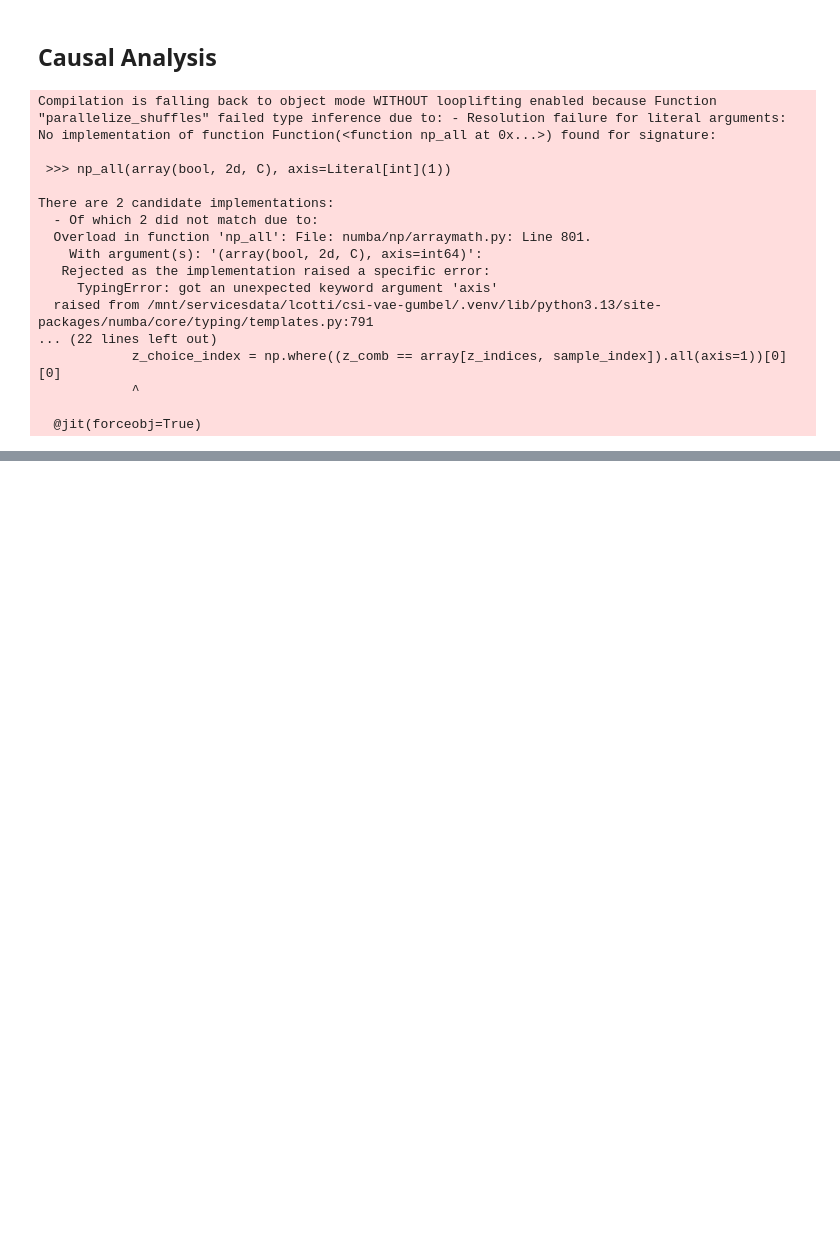
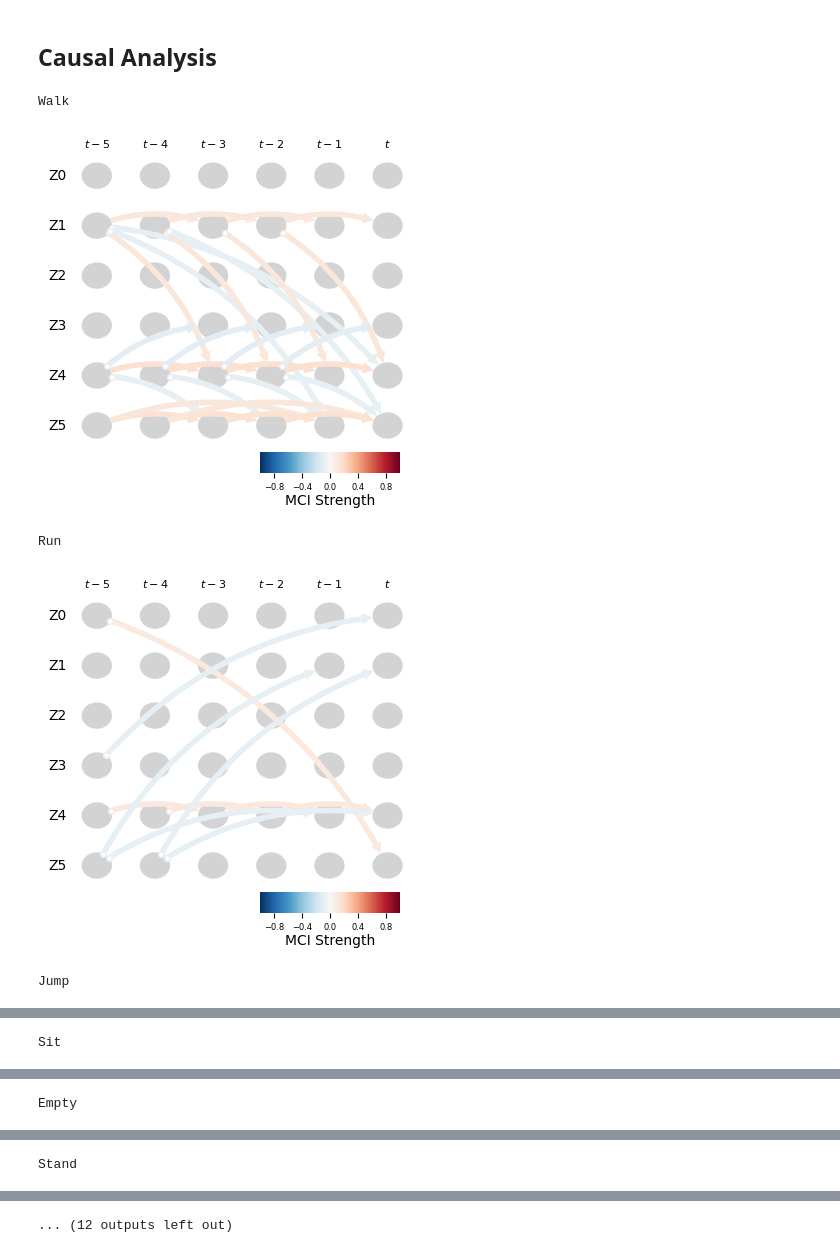
Before and after one commit to LucaCtt/charl-tre, a Jupyter notebook: notebooks/causal_analysis.ipynb, the cells around one changed output, grey strips where cells are left out. Drawn from its saved outputs; the diff is of its cells as text; code cells hidden in the pictures; blank space fills up the shorter version.

Commit message:
feat: Add parcorr analysis

```diff
--- a/notebooks/causal_analysis.ipynb
+++ b/notebooks/causal_analysis.ipynb
@@ -29,7 +35,7 @@ latents = np.load(f"../{settings.study_path}/latents/latents_hard.npy")
 labels = np.load(f"../{settings.study_path}/latents/labels.npy")
 
 match IND_TEST:
-    case "parcorr" | "cmiknn":
+    case "parcorr" | "gpdc" | "cmiknn":
         # Get the probability of the most likely category for each latent dimension
         latents = torch.softmax(torch.from_numpy(latents), dim=2).numpy()
         latents = np.max(latents, axis=2)
@@ -43,78 +49,70 @@ labelled_causal_data = {}
 for label in np.unique(labels):
     # Extract latents for this specific movement sequence
     activity_latents = latents[labels == label]
-    activity_latents = activity_latents[::15]
+    activity_latents = activity_latents[::settings.train_window_size]
     labelled_causal_data[int(label)] = activity_latents
 # %% [markdown]
 ## Causal Analysis
+# %%
+match IND_TEST:
+    case "parcorr":
+        ind_test = ParCorr(significance="analytic")
+    case "gpdc":
+        ind_test = GPDCtorch()
+    case "gsquared":
+        ind_test = Gsquared()
+    case "cmisymb":
+        ind_test = CMIsymb()
+    case "cmiknn":
+        ind_test = CMIknn()
 # %%
-# 1. Setup the analysis parameters
-match IND_TEST:
-    case "parcorr":
-        ind_test = ParCorr(significance="analytic")
-    case "gsquared":
-        ind_test = Gsquared()
-    case "cmisymb":
-        ind_test = CMIsymb()
-    case "cmiknn":
-        ind_test = CMIknn()
-
 # Correct names: We have 'latent_dim' variables, each taking 'n_categories' values
 var_names = [f"Z{i}" for i in range(latents.shape[1])]
 
-tau_min = 1  # minimum time lag (e.g., t-1)
-tau_max = 2  # maximum time lag (e.g., t-2)
+tau_min = 1  # minimum time lag
+tau_max = settings.test_window_ratio - 1  # maximum time lag
 
 # 2. Iterate through each activity
 for label_id, data in labelled_causal_data.items():
     activity_name = settings.activities[label_id]
 
     # Initialize Tigramite DataFrame
     # Note: 'datatypes' should be 'discrete' for Gsquared
     match IND_TEST:
-        case "parcorr" | "cmiknn":
-            dataframe = pp.DataFrame(data, var_names=var_names)
+        case "parcorr" | "gpdc" | "cmiknn":
+            dataframe = pp.DataFrame(data, var_names=var_names, data_type=np.zeros_like(data))
         case "gsquared" | "cmisymb":
             dataframe = pp.DataFrame(data, var_names=var_names, data_type=np.ones_like(data))
 
     # 3. Run LPCMCI
     # LPCMCI is robust to latent common causes (unobserved drivers in CSI)
-    lpcmci = LPCMCI(dataframe=dataframe, cond_ind_test=ind_test, verbosity=0)
+    lpcmci = LPCMCI(dataframe=dataframe, cond_ind_test=ind_test, verbosity=DEBUG)
 
     # pc_alpha is the significance level for the conditional independence tests
     results = lpcmci.run_lpcmci(
         tau_min=tau_min,
         tau_max=tau_max,
         pc_alpha=0.01,
     )
+
+    print(activity_name)
 
     # 4. Plotting
     # Time series graph is best for t, t-1, t-2 visualization
     fig, ax = tp.plot_time_series_graph(
         figsize=(4, 4),
         val_matrix=results["val_matrix"],
         graph=results["graph"],
         var_names=var_names,
         link_colorbar_label="MCI Strength",
     )
 
-    plt.title(f"Temporal Latent Causal Graph: {activity_name}")
+    plt.tight_layout()
+
     plt.show()
 # %% [output]
-Compilation is falling back to object mode WITHOUT looplifting enabled because Function "parallelize_shuffles" failed type inference due to: - Resolution failure for literal arguments:
-No implementation of function Function(<function np_all at 0x...>) found for signature:
-
- >>> np_all(array(bool, 2d, C), axis=Literal[int](1))
-
-There are 2 candidate implementations:
-  - Of which 2 did not match due to:
-  Overload in function 'np_all': File: numba/np/arraymath.py: Line 801.
-    With argument(s): '(array(bool, 2d, C), axis=int64)':
-   Rejected as the implementation raised a specific error:
-     TypingError: got an unexpected keyword argument 'axis'
-  raised from /mnt/servicesdata/lcotti/csi-vae-gumbel/.venv/lib/python3.13/site-packages/numba/core/typing/templates.py:791
-... (22 lines left out)
-            z_choice_index = np.where((z_comb == array[z_indices, sample_index]).all(axis=1))[0][0]
-            ^
-
-  @jit(forceobj=True)
+Walk
+[figure, added]
+Run
+[figure, added]
+Jump
@@ -120,0 +120 @@ There are 2 candidate implementations:
+Sit
@@ -120,0 +122 @@ There are 2 candidate implementations:
+Empty
@@ -120,0 +124 @@ There are 2 candidate implementations:
+Stand
@@ -120,0 +126 @@ There are 2 candidate implementations:
+... (12 outputs left out)
```
Also changed, not shown: parts of 2 cells of this notebook, 2 other files.
